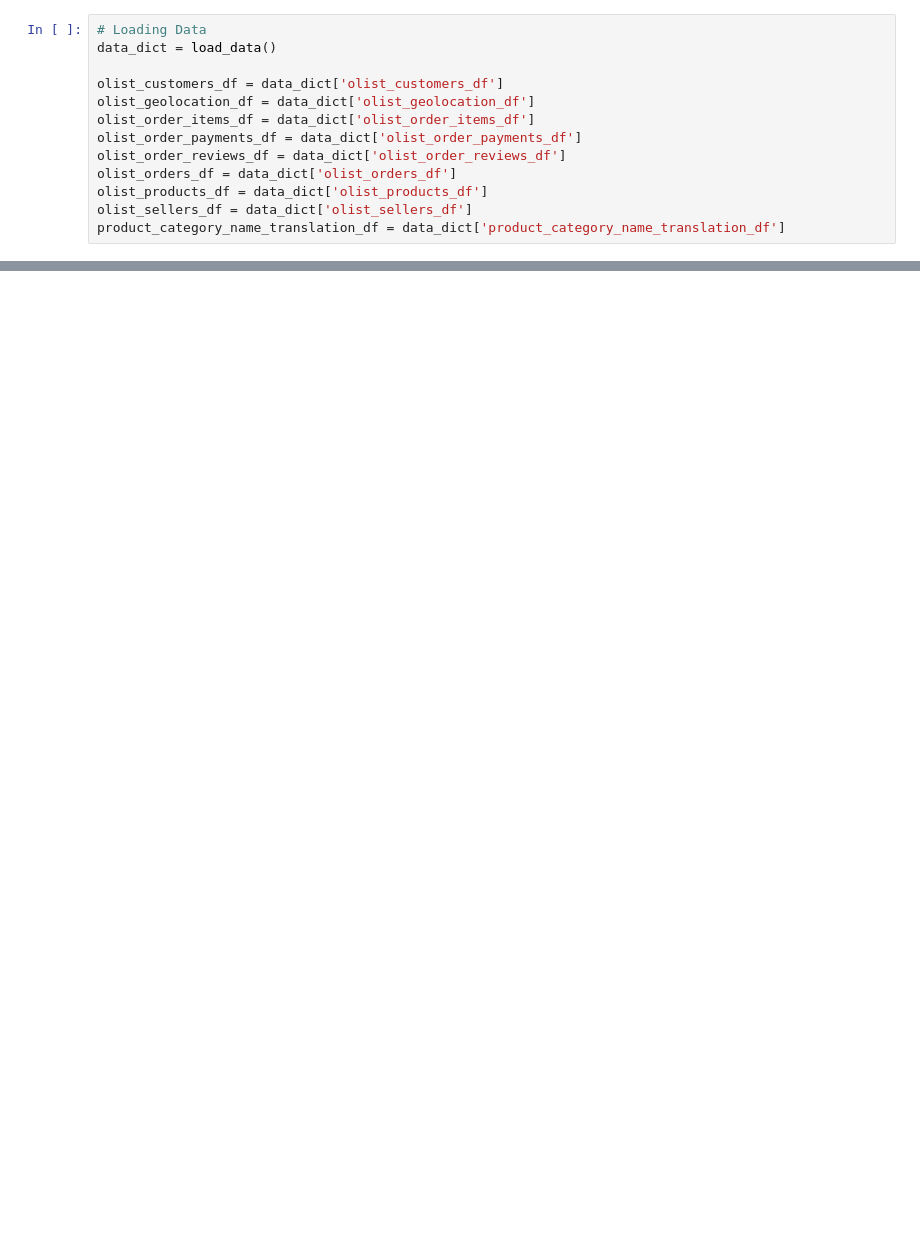
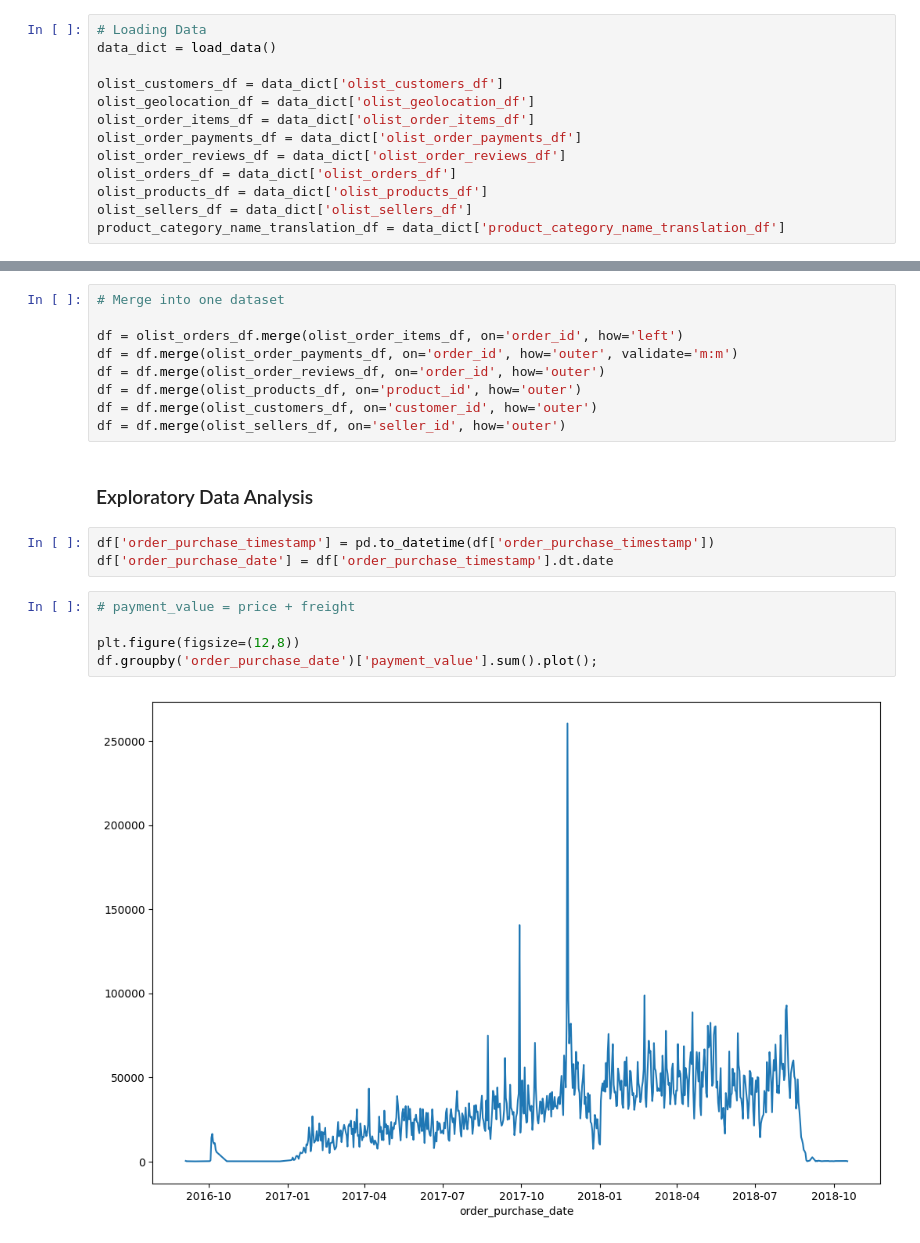
Before and after one commit to menni99/causal-attribution-analysis, a Jupyter notebook: resources/dev/analysis.ipynb, the cells around one changed output, grey strips where cells are left out. Cells and saved outputs as stored; diff of their text form; blank space fills up the shorter version.

```diff
--- a/resources/dev/analysis.ipynb
+++ b/resources/dev/analysis.ipynb
@@ -67,0 +64,21 @@ olist_customers_df
+# %%
+# Merge into one dataset
+
+df = olist_orders_df.merge(olist_order_items_df, on='order_id', how='left')
+df = df.merge(olist_order_payments_df, on='order_id', how='outer', validate='m:m')
+df = df.merge(olist_order_reviews_df, on='order_id', how='outer')
+df = df.merge(olist_products_df, on='product_id', how='outer')
+df = df.merge(olist_customers_df, on='customer_id', how='outer')
+df = df.merge(olist_sellers_df, on='seller_id', how='outer')
+# %% [markdown]
+### Exploratory Data Analysis
+# %%
+df['order_purchase_timestamp'] = pd.to_datetime(df['order_purchase_timestamp'])
+df['order_purchase_date'] = df['order_purchase_timestamp'].dt.date
+# %%
+# payment_value = price + freight
+
+plt.figure(figsize=(12,8))
+df.groupby('order_purchase_date')['payment_value'].sum().plot();
+# %% [output]
+[figure, added]
```
Also changed, not shown: parts of 13 cells of this notebook, 15 other files.
